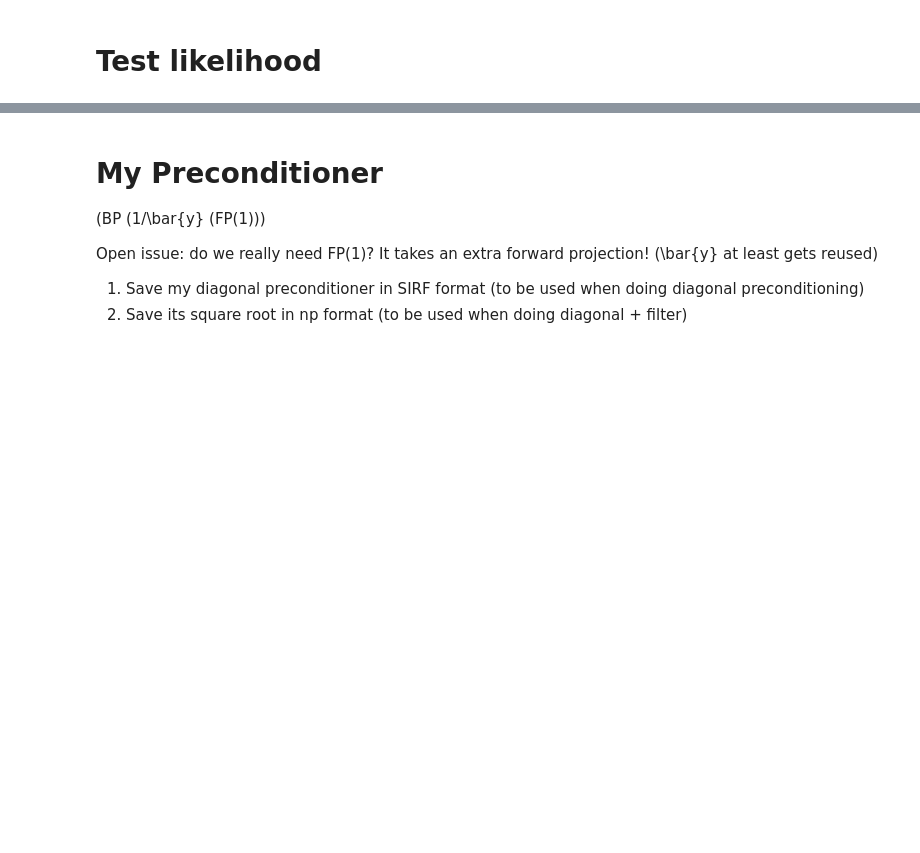
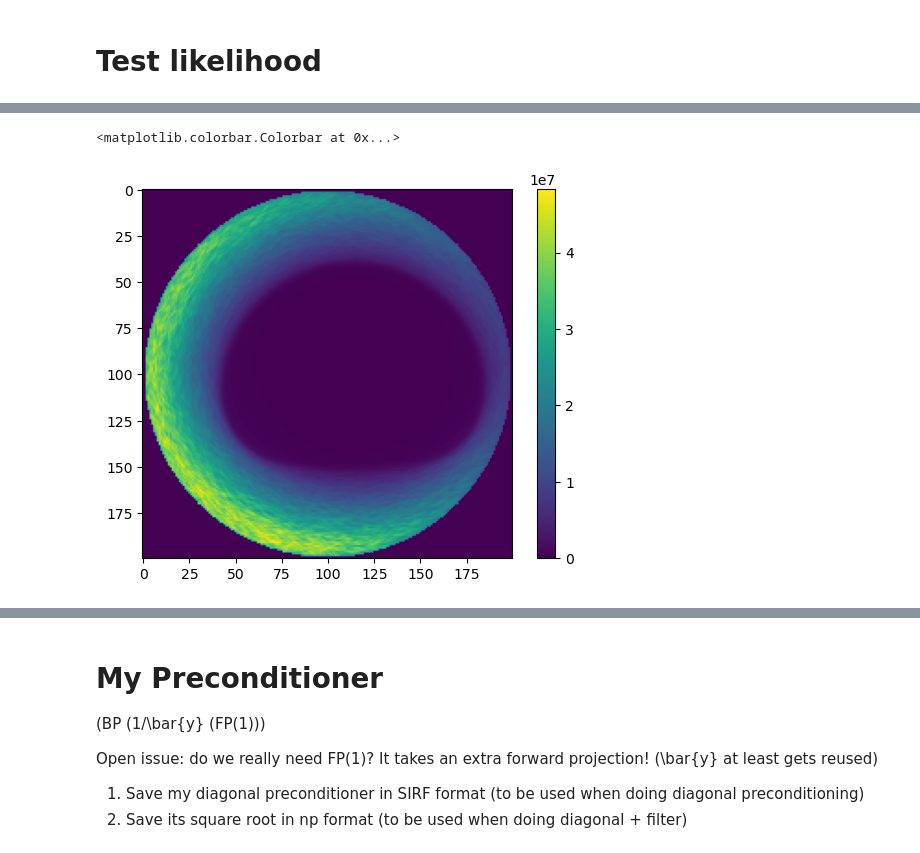
Before and after one commit to SyneRBI/PETRIC-Tomo-Unimib, a Jupyter notebook: myRec.ipynb, the cells around one changed output, grey strips where cells are left out. Drawn from its saved outputs; the diff is of its cells as text; code cells hidden in the pictures; blank space fills up the shorter version.

```diff
--- a/myRec.ipynb
+++ b/myRec.ipynb
@@ -242,3 +292,9 @@ plt.imshow(1/hM.as_array()[55,:,:])
+# %%
+plt.imshow(aaa.as_array()[60,:,:])
+plt.colorbar()
+# %% [output]
+<matplotlib.colorbar.Colorbar at 0x...>
+[figure, added]
 # %%
 import time
 ts = time.time()
```
Also changed, not shown: parts of 16 cells of this notebook, 2 other files.
